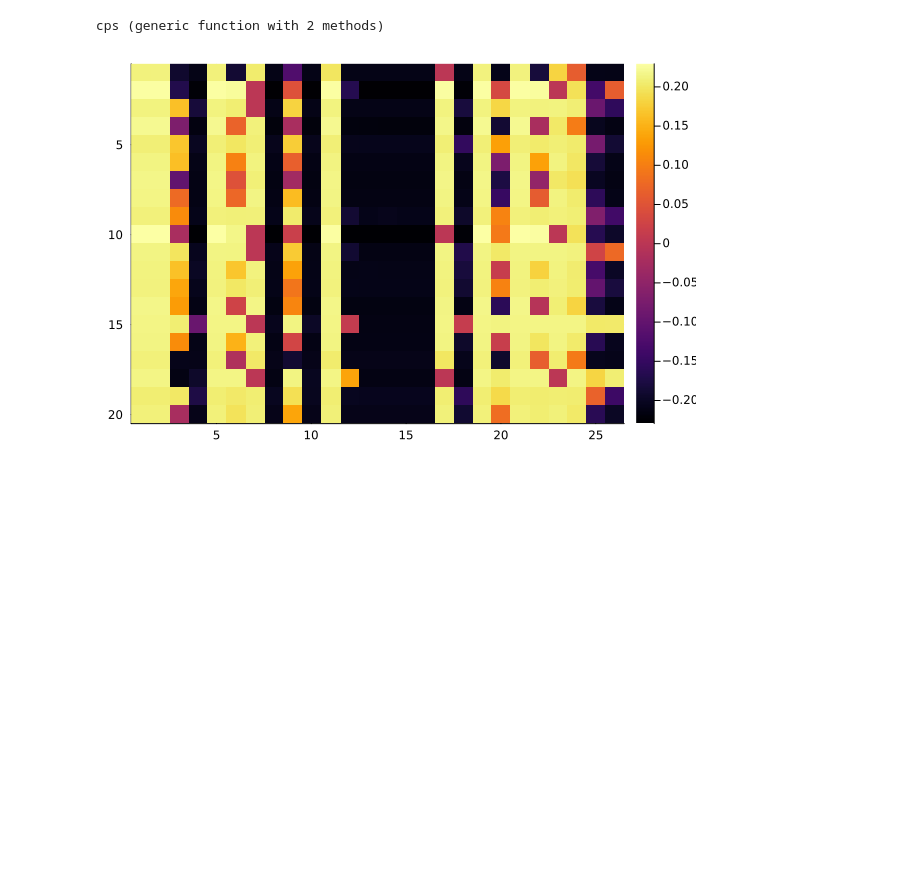
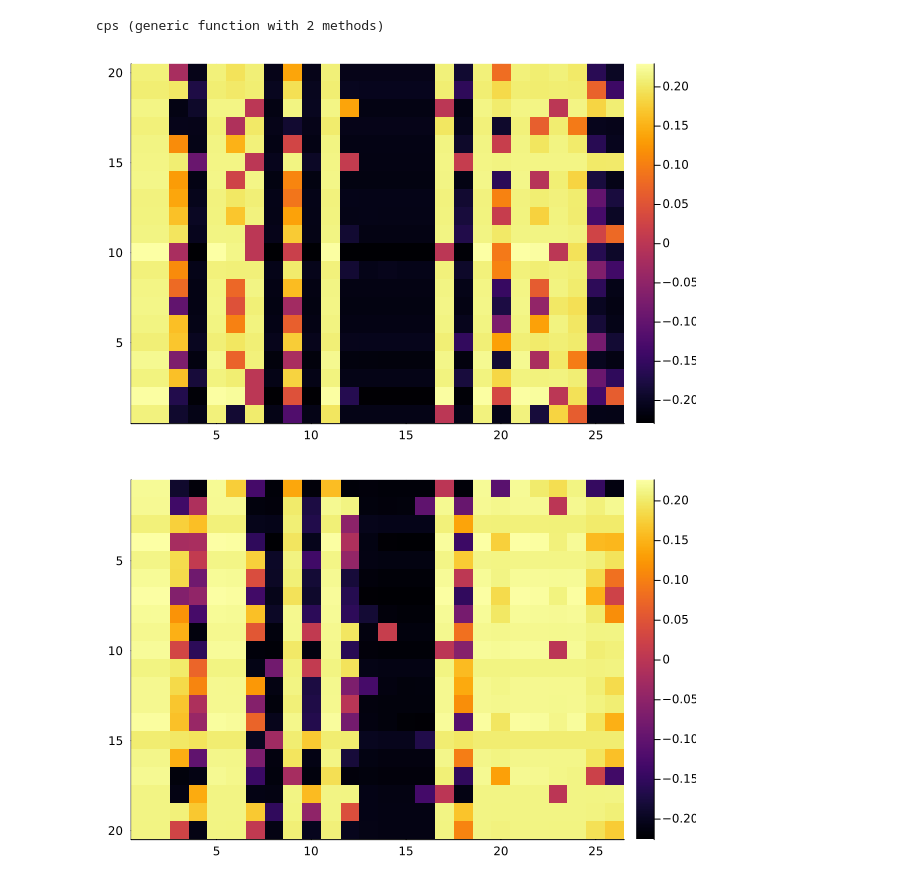
Before and after one commit to ddevin96/DevCommunities, a Jupyter notebook: src/notebook/metrics.ipynb, the cells around one changed output. Drawn from its saved outputs; the diff is of its cells as text; code cells hidden in the pictures; blank space fills up the shorter version.

```diff
--- a/src/notebook/test.ipynb
+++ b/src/notebook/metrics.ipynb
@@ -92,12 +75,20 @@ for i in 1:size(data, 2)
     write(w, new_line * "\n")
 end
 close(w)
+# %%
+using Plots, LinearAlgebra
+using DelimitedFiles
+# read matrix from csv file
+m = readdlm("../../results/cpprofiles1000.csv", ',', Float64)
+heatmap(m)
+# %% [output]
+[figure, added]
 # %%
 using Plots, LinearAlgebra
 using DelimitedFiles
 # read matrix from csv file
-m = readdlm("/Users/ddevin/Documents/VSCode/DevCommunities/results/cpprofiles1000.csv", ',', Float64)
+m = readdlm("../../results/cpprofiles100.csv", ',', Float64)
 heatmap(m, yflip=true)
 # %% [output]
-[figure, old version]
+[figure, new version]
 # %%
```
Also changed, not shown: parts of 7 cells of this notebook.
